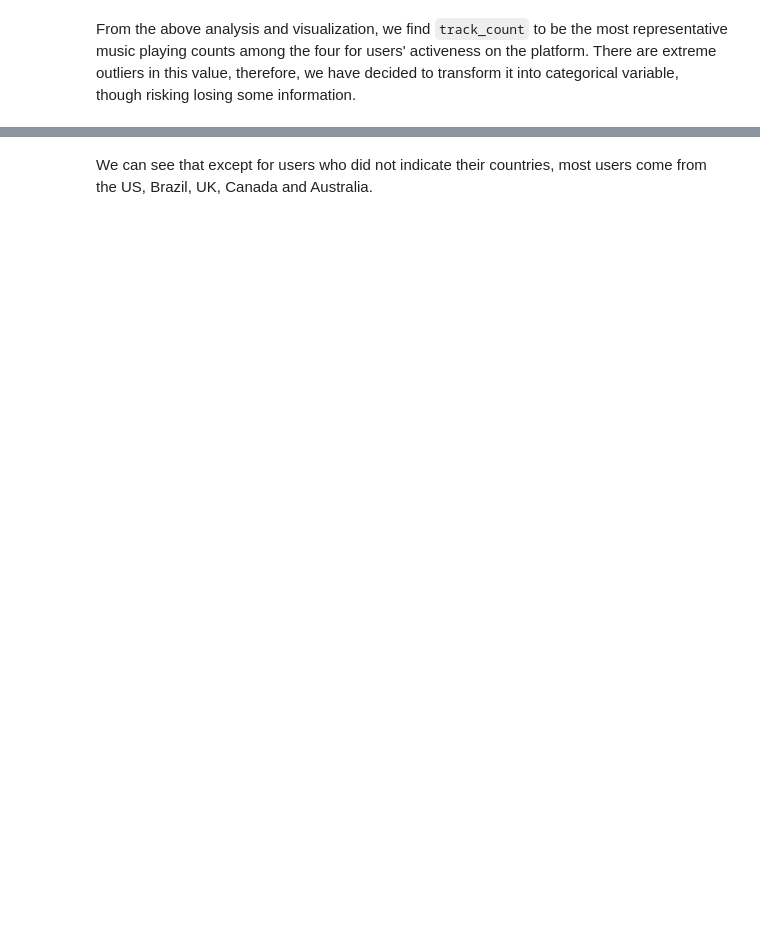
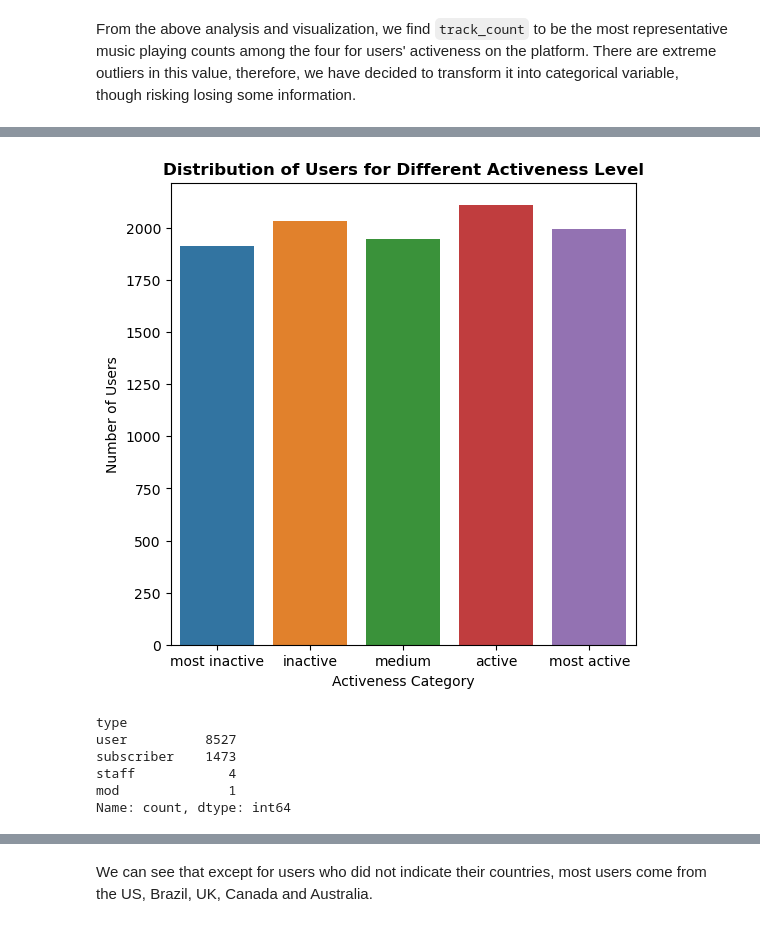
Before and after one commit to LauWyeRock/RecommendationSystem, a Jupyter notebook: Data/EDA.ipynb, the cells around one changed output, grey strips where cells are left out. Cells and saved outputs as stored; diff of their text form; code cells hidden in the pictures; blank space fills up the shorter version.

Commit message:
clean data english songs

```diff
--- a/Data/EDA.ipynb
+++ b/Data/EDA.ipynb
@@ -10,6 +10,6 @@ import seaborn as sns
 import json
 import ast
 # %%
-df = pd.read_csv('lastfm_user_clean.csv', index = False)
+df = pd.read_csv('lastfm_user_clean.csv')
 print(df.info())
 print(df.nunique())
@@ -50,15 +85,24 @@ categories.value_counts(normalize = True)
 # %%
 # try the above category, plot the percentage of frauds in each category
 df['active_category'] = categories
 
-plt.figure(figsize=(8, 8))
+plt.figure(figsize=(6, 6))
 sns.countplot(x = 'active_category', data = df)
 plt.xlabel('Activeness Category')
 plt.ylabel('Number of Users')
 plt.title('Distribution of Users for Different Activeness Level', fontsize = 12, fontweight = 'bold')
 plt.show()
+# %% [output]
+[figure, added]
 # %%
 df['type'].value_counts()
+# %% [output]
+type
+user          8527
+subscriber    1473
+staff            4
+mod              1
+Name: count, dtype: int64
 # %%
 # Observe where users come from
 nocountry = df['country'] == 'None'
```
Also changed, not shown: parts of 9 cells of this notebook, 1 other file.
